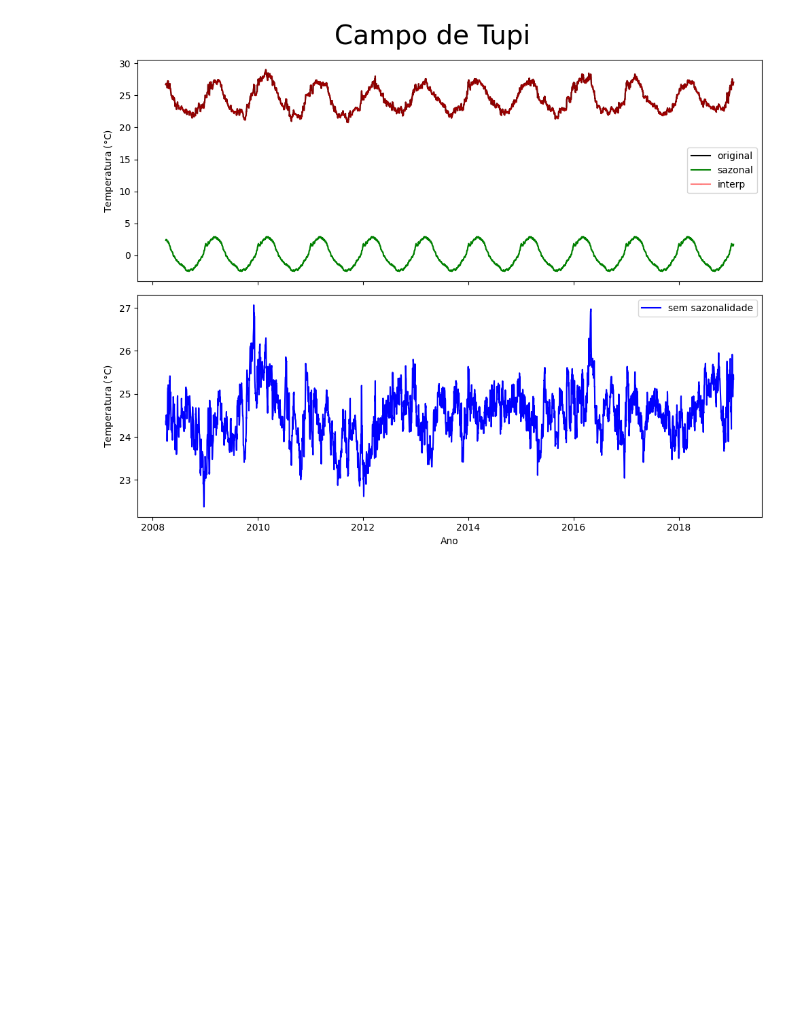
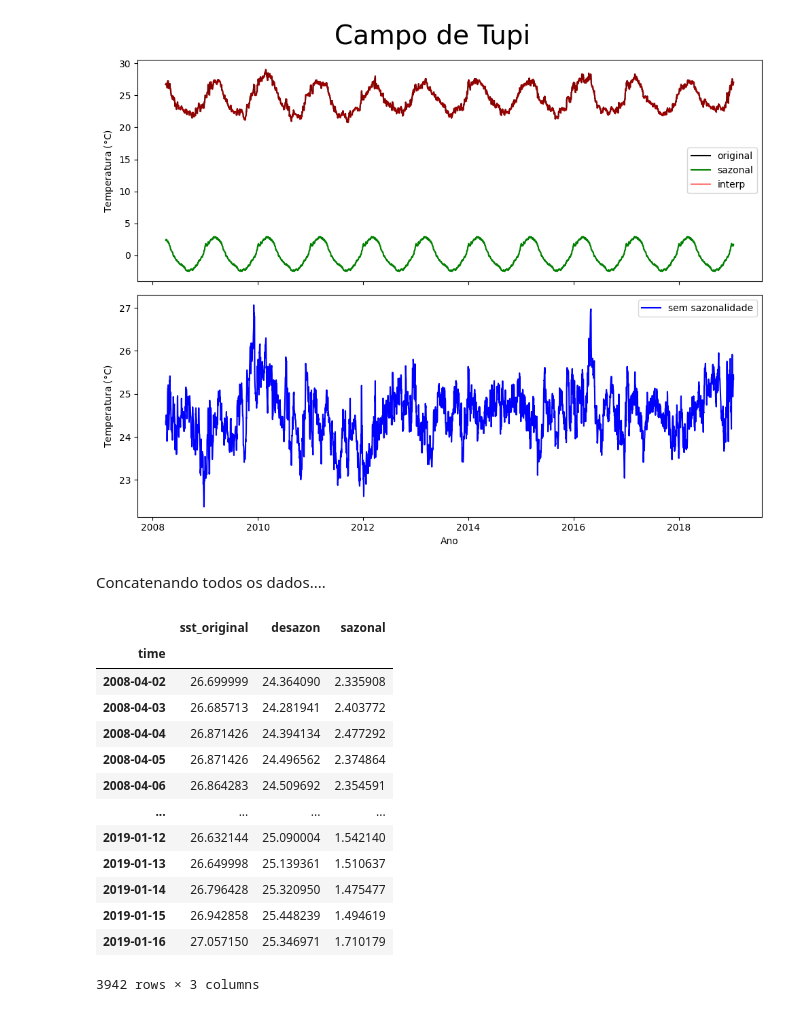
Before and after one commit to andrebelem/1o_curso_ASTOC, a Jupyter notebook: SNIPPET_Campo_de_Tupi_desazonalização.ipynb, the cells around one changed output. Cells and saved outputs as stored; diff of their text form; code cells hidden in the pictures; blank space fills up the shorter version.

```diff
--- a/SNIPPET_Campo_de_Tupi_desazonalização.ipynb
+++ b/SNIPPET_Campo_de_Tupi_desazonalização.ipynb
@@ -76,3 +76,26 @@ plt.tight_layout()
 plt.show()
 # %% [output]
 [figure]
+# %% [markdown]
+Concatenando todos os dados....
+# %%
+df_tupi_combo = pd.concat([df_tupi_interp,no_season,sazonal],axis=1)
+df_tupi_combo.columns = ['sst_original','desazon','sazonal']
+df_tupi_combo.to_parquet('Dados_SST_tupi.parquet')
+# %%
+df_tupi_combo
+# %% [output]
+|  | sst_original | desazon | sazonal |
+| time |  |  |  |
+| 2008-04-02 | 26.699999 | 24.364090 | 2.335908 |
+| 2008-04-03 | 26.685713 | 24.281941 | 2.403772 |
+| 2008-04-04 | 26.871426 | 24.394134 | 2.477292 |
+| 2008-04-05 | 26.871426 | 24.496562 | 2.374864 |
+| 2008-04-06 | 26.864283 | 24.509692 | 2.354591 |
+| ... | ... | ... | ... |
+| 2019-01-12 | 26.632144 | 25.090004 | 1.542140 |
+| 2019-01-13 | 26.649998 | 25.139361 | 1.510637 |
+| 2019-01-14 | 26.796428 | 25.320950 | 1.475477 |
+| 2019-01-15 | 26.942858 | 25.448239 | 1.494619 |
+| 2019-01-16 | 27.057150 | 25.346971 | 1.710179 |
+3942 rows × 3 columns
```
